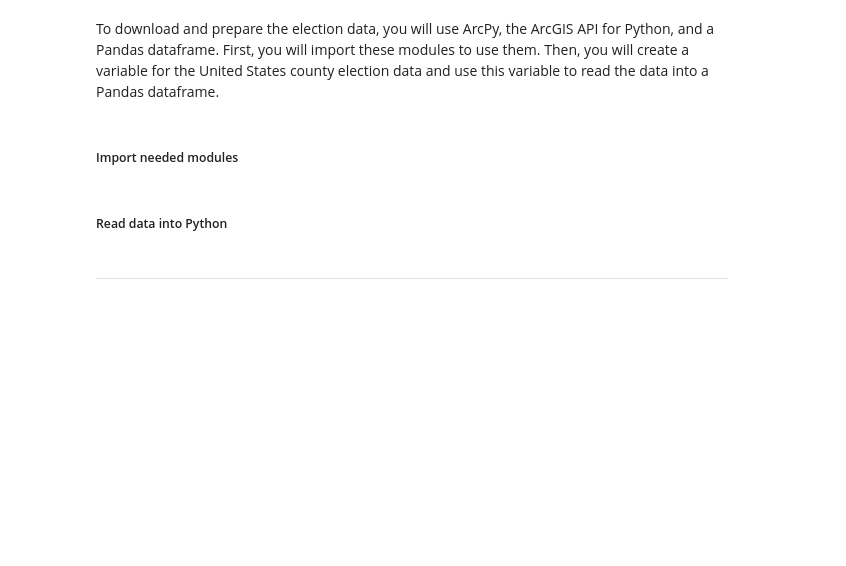
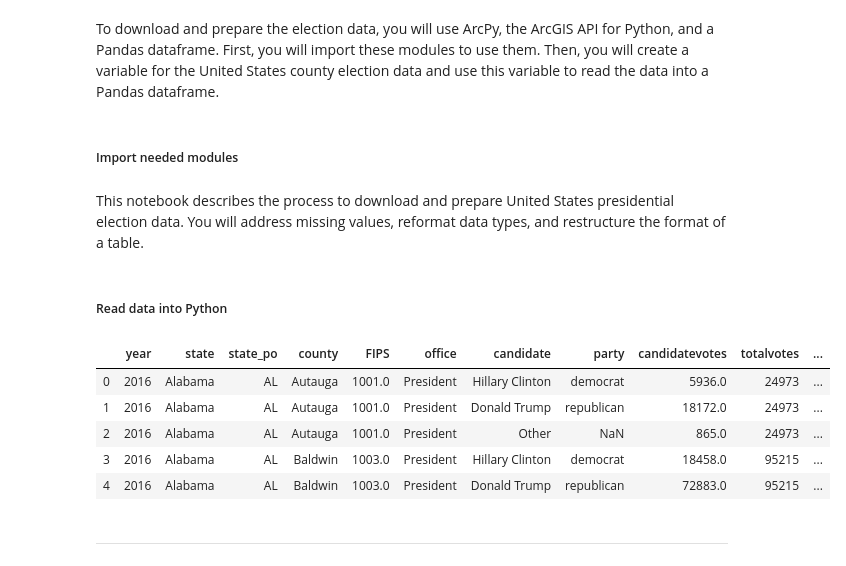
Before and after one commit to razekmh/Course-Summary, a Jupyter notebook: Spatial Data Science The New Frontier in Analytics - ESRI/01/Data Engineering and Visualization/Data Engineering Notebook.ipynb, the cells around one changed output. Drawn from its saved outputs; the diff is of its cells as text; code cells hidden in the pictures; blank space fills up the shorter version.

```diff
--- a/Spatial Data Science The New Frontier in Analytics - ESRI/01/Data Engineering and Visualization/Data Engineering Notebook.ipynb
+++ b/Spatial Data Science The New Frontier in Analytics - ESRI/01/Data Engineering and Visualization/Data Engineering Notebook.ipynb
@@ -13,2 +16,4 @@ To download and prepare the election data, you will use ArcPy, the ArcGIS API fo
+# %% [markdown]
+This notebook describes the process to download and prepare United States presidential election data. You will address missing values, reformat data types, and restructure the format of a table.
 # %% [markdown]
 ##### Read data into Python
@@ -15,3 +24,12 @@ To download and prepare the election data, you will use ArcPy, the ArcGIS API fo
+# %%
+data_df.head()
+# %% [output]
+|  | year | state | state_po | county | FIPS | office | candidate | party | candidatevotes | totalvotes | ... |
+| 0 | 2016 | Alabama | AL | Autauga | 1001.0 | President | Hillary Clinton | democrat | 5936.0 | 24973 | ... |
+| 1 | 2016 | Alabama | AL | Autauga | 1001.0 | President | Donald Trump | republican | 18172.0 | 24973 | ... |
+| 2 | 2016 | Alabama | AL | Autauga | 1001.0 | President | Other | NaN | 865.0 | 24973 | ... |
+| 3 | 2016 | Alabama | AL | Baldwin | 1003.0 | President | Hillary Clinton | democrat | 18458.0 | 95215 | ... |
+| 4 | 2016 | Alabama | AL | Baldwin | 1003.0 | President | Donald Trump | republican | 72883.0 | 95215 | ... |
 # %% [markdown]
 ***
 # %% [markdown]
```
Also changed, not shown: parts of 33 cells of this notebook, 33 other files.
